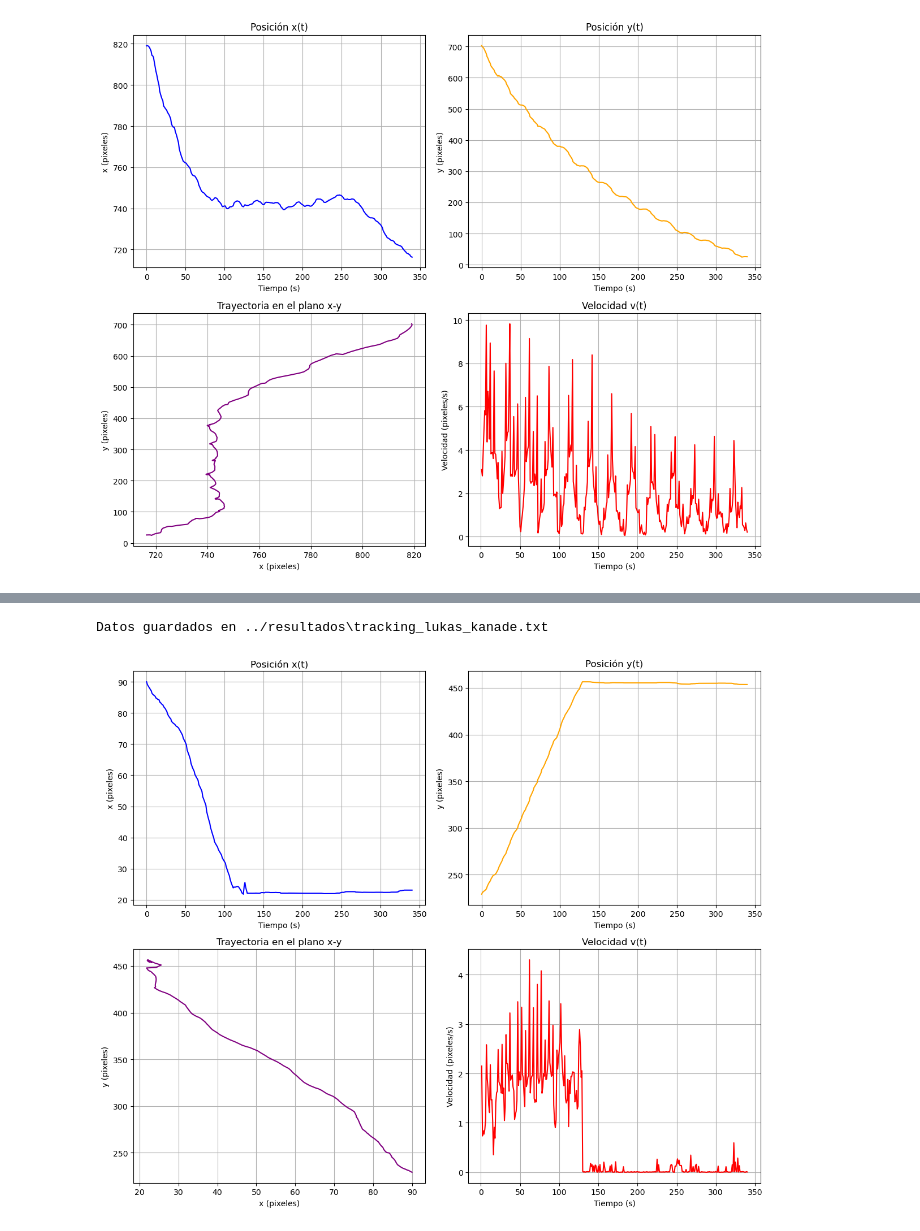
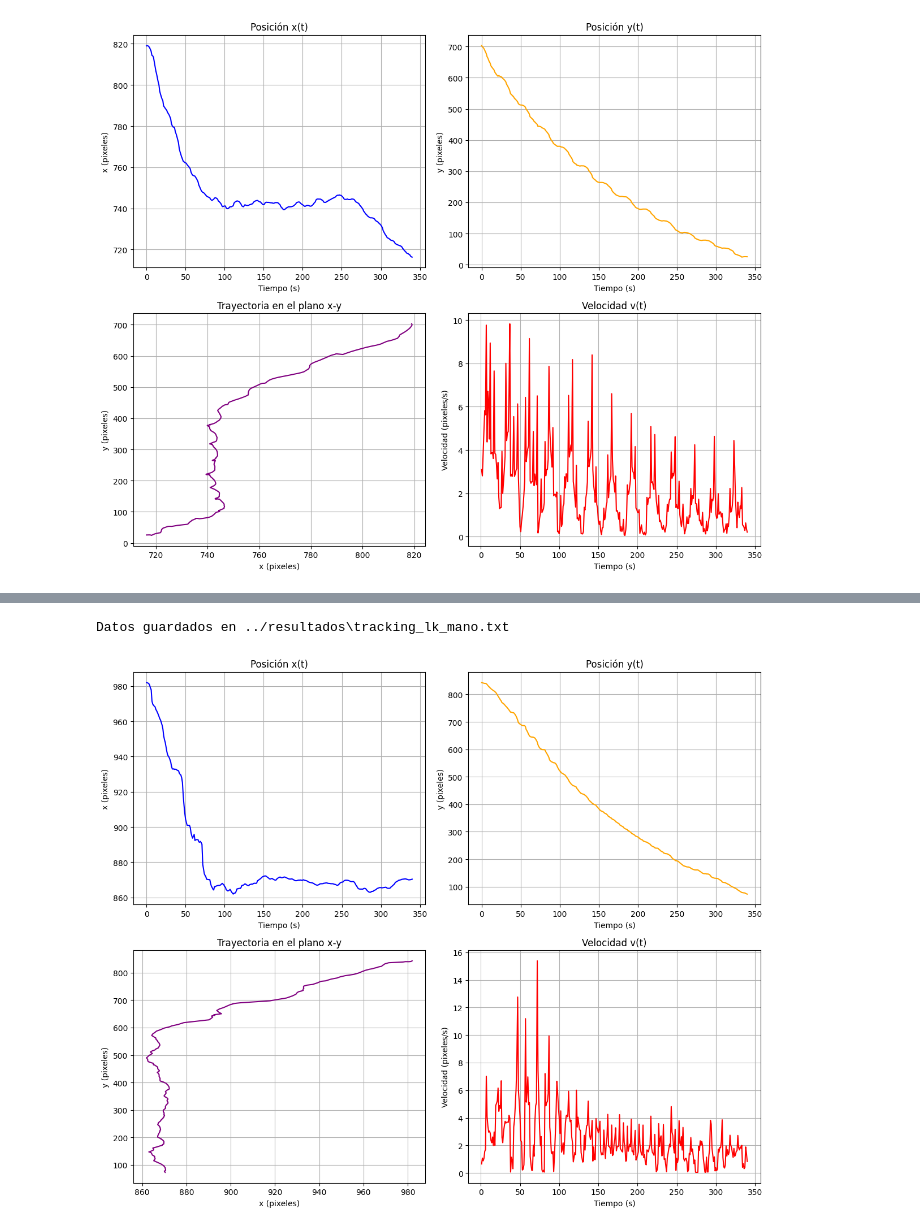
Before and after one commit to MediaMind-ULPGC/P07, a Jupyter notebook: lucas-kanade/lucas_kanade_p07.ipynb, the cells around one changed output, grey strips where cells are left out. Drawn from its saved outputs; the diff is of its cells as text; code cells hidden in the pictures.

```diff
--- a/lucas-kanade/lucas_kanade_p07.ipynb
+++ b/lucas-kanade/lucas_kanade_p07.ipynb
@@ -473,8 +428,10 @@ def calcOpticalFlowPyrLK_custom(I1, I2, pts, win_size=15, max_level=3, criteria=
 
     return flow
 # %%
-target_width = 640
-target_height = 480
+import time
+
+scale_percent = 120 / 100
+
 
 video = cv.VideoCapture("../videos/people2.mp4")
 status, full_res_frame = video.read()
@@ -491,6 +448,8 @@ model = YOLO('./models/yolo11x-pose.pt')
 hand_point_full = get_hand(full_res_frame, model)
 
 # 2. Redimensionar el frame a la resolución deseada
+target_width = int(original_width * scale_percent)
+target_height = int(original_height * scale_percent)
 reduced_frame = cv.resize(full_res_frame, (target_width, target_height), interpolation=cv.INTER_AREA)
 
 # Ajustar las coordenadas de la mano a la nueva resolución
@@ -500,10 +459,16 @@ hand_point = (int(hand_point_full[0] * scale_x), int(hand_point_full[1] * scale_
 
 size = (reduced_frame.shape[1], reduced_frame.shape[0])
 fourcc = cv.VideoWriter_fourcc(*'mp4v')
-video_out = cv.VideoWriter('./videos/video_lucas_kanade.mp4', fourcc, 20.0, size)
+video_out = cv.VideoWriter('../videos/lk_mano.mp4', fourcc, 20.0, size)
 
 old_gray = cv.cvtColor(reduced_frame, cv.COLOR_BGR2GRAY)
+
+video_out.write(reduced_frame)
+
 tracking_path = [hand_point]
+tracking_path_skips = [hand_point]
+i = 0
+frames = [i]
 
 lk_params = dict(winSize=(15, 15),
                  maxLevel=4,
@@ -546,9 +511,14 @@ while True:
         x, y = next_points[0][0]
         new_tracked_points.append((x, y))
         tracking_path.append((x, y))
+        tracking_path_skips.append((x, y))
         prev_points = next_points
     else:
+        tracking_path_skips.append((0,0))
         new_tracked_points = tracking_path[-1:]
+
+    i += 1
+    frames.append(i)
 
     # Dibujar la trayectoria
     for i in range(1, len(tracking_path)):
@@ -587,52 +556,58 @@ Time spent: 0.08953082958857218 minutes
 # %%
 x_coordinates = [point[0] for point in tracking_path]
 y_coordinates = [point[1] for point in tracking_path]
-timestamp = [i for i in range(len(tracking_path))]
+time = [i for i in range(len(tracking_path))]
+x_coordinates_skips = [point[0] for point in tracking_path_skips]
+y_coordinates_skips = [point[1] for point in tracking_path_skips]
 speed = np.sqrt(np.diff(x_coordinates)**2 + np.diff(y_coordinates)**2)
 
 data = {
     "x_coordinates": x_coordinates,
     "y_coordinates": y_coordinates,
-    "time": timestamp,
+    "x_skip": x_coordinates_skips,
+    "y_skip": y_coordinates_skips,
+    "time": y_coordinates_skips,
+    "time_frame": frames,
     "speed": speed.tolist(),
+    "time_spent": spent_time
 }
 
-savedata = SaveData(data, "tracking_lukas_kanade")
+savedata = SaveData(data, "tracking_lk_mano")
 savedata.save_data()
 # %% [output]
-Datos guardados en ../resultados\tracking_lukas_kanade.txt
+Datos guardados en ../resultados\tracking_lk_mano.txt
 # %%
 plt.figure(figsize=(12, 10))
 
 plt.subplot(2, 2, 1)
-plt.plot(timestamp, x_coordinates, label="x(t)", color="blue")
+plt.plot(time, x_coordinates, label="x(t)", color="blue")
 plt.xlabel("Tiempo (s)")
 plt.ylabel("x (pixeles)")
 plt.title("Posición x(t)")
 plt.grid()
 
 plt.subplot(2, 2, 2)
-plt.plot(timestamp, y_coordinates, label="y(t)", color="orange")
+plt.plot(time, y_coordinates, label="y(t)", color="orange")
 plt.xlabel("Tiempo (s)")
 plt.ylabel("y (pixeles)")
 plt.title("Posición y(t)")
 plt.grid()
 
 plt.subplot(2, 2, 3)
 plt.plot(x_coordinates, y_coordinates, label="Trayectoria", color="purple")
 plt.xlabel("x (pixeles)")
 plt.ylabel("y (pixeles)")
 plt.title("Trayectoria en el plano x-y")
 plt.grid()
 
 plt.subplot(2, 2, 4)
-plt.plot(timestamp[1:], speed, label="v(t)", color="red")
+plt.plot(time[1:], speed, label="v(t)", color="red")
 plt.xlabel("Tiempo (s)")
 plt.ylabel("Velocidad (pixeles/s)")
 plt.title("Velocidad v(t)")
 plt.grid()
 
 plt.tight_layout()
 plt.show()
 # %% [output]
-[figure, old version]
+[figure, new version]
```
Also changed, not shown: parts of 14 cells of this notebook, 16 other files.
